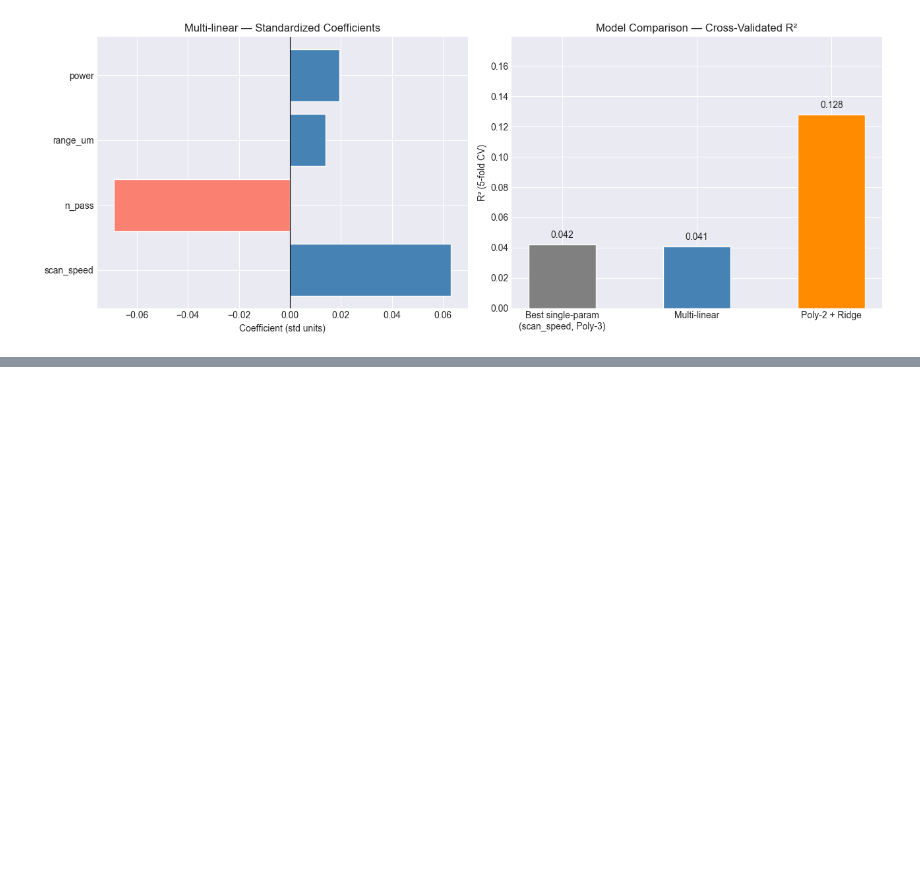
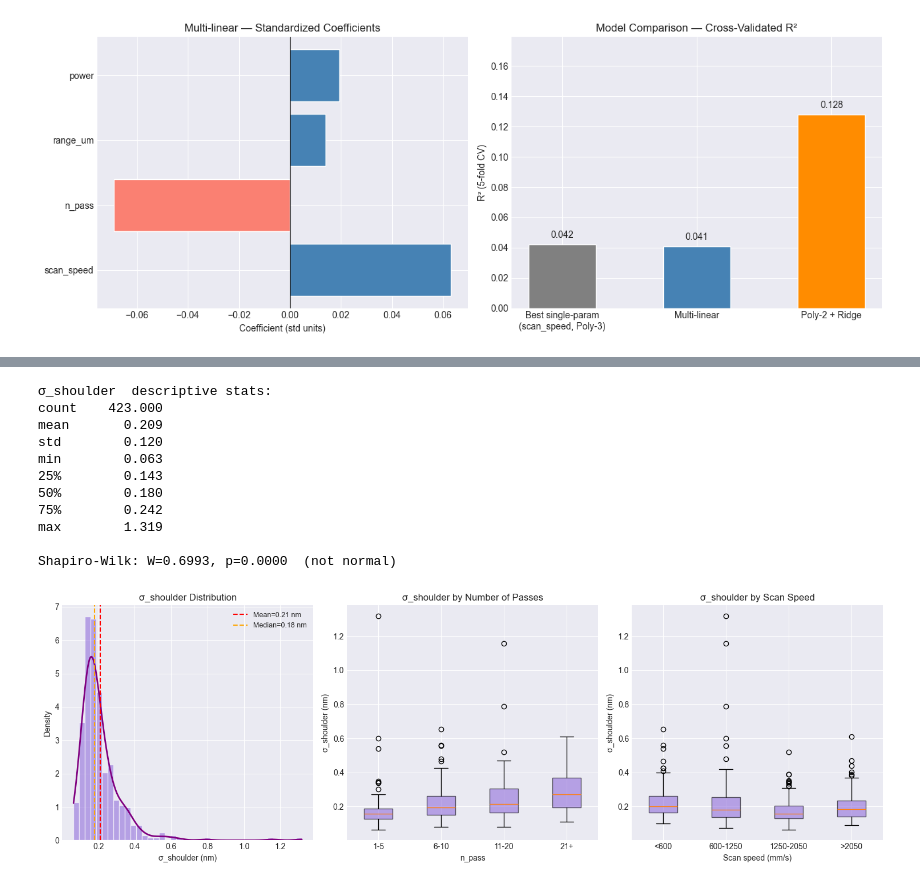
Before and after one commit to HBDemir/ml-parameter-optimization, a Jupyter notebook: regression.ipynb, the cells around one changed output, grey strips where cells are left out. Saved outputs shown, nothing was run; the diff lists cells and outputs as text; code cells hidden in the pictures; blank space fills up the shorter version.

```diff
--- a/regression.ipynb
+++ b/regression.ipynb
@@ -333,0 +504,70 @@ plt.show()
+# %%
+from scipy.stats import gaussian_kde, shapiro
+
+vals = img3['sigma_median'].values
+
+# ── Basic stats + normality test ─────────────────────────────────────────────
+print('\u03c3_shoulder  descriptive stats:')
+print(img3['sigma_median'].describe().round(3).to_string())
+W, p_sw = shapiro(vals)
+print(f'\nShapiro-Wilk: W={W:.4f}, p={p_sw:.4f}  '
+      f'({"normal" if p_sw > 0.05 else "not normal"})')
+
+fig, axes = plt.subplots(1, 3, figsize=(15, 5))
+
+# ── 1. Histogram + KDE ───────────────────────────────────────────────────────
+ax = axes[0]
+ax.hist(vals, bins=40, density=True, color='mediumpurple', alpha=0.6)
+kde = gaussian_kde(vals, bw_method=0.3)
+x_k = np.linspace(vals.min(), vals.max(), 300)
+ax.plot(x_k, kde(x_k), color='purple', linewidth=2)
+ax.axvline(vals.mean(),    color='red',    linestyle='--', linewidth=1.5,
+           label=f'Mean={vals.mean():.2f} nm')
+ax.axvline(np.median(vals), color='orange', linestyle='--', linewidth=1.5,
+           label=f'Median={np.median(vals):.2f} nm')
+ax.set_xlabel('\u03c3_shoulder (nm)')
+ax.set_ylabel('Density')
+ax.set_title('\u03c3_shoulder Distribution')
+ax.legend(fontsize=9)
+
+# ── 2. Box plot by n_pass bins ────────────────────────────────────────────────
+ax = axes[1]
+bins_p  = [0, 5, 10, 20, 50]
+labels_p = ['1-5', '6-10', '11-20', '21+']
+n_pass_bin = pd.cut(img3['n_pass'], bins=bins_p, labels=labels_p)
+grp_p = [img3['sigma_median'][n_pass_bin == lb].dropna().values for lb in labels_p]
+bp1 = ax.boxplot(grp_p, labels=labels_p, patch_artist=True, notch=False)
+for patch in bp1['boxes']:
+    patch.set(facecolor='mediumpurple', alpha=0.6)
+ax.set_xlabel('n_pass')
+ax.set_ylabel('\u03c3_shoulder (nm)')
+ax.set_title('\u03c3_shoulder by Number of Passes')
+
+# ── 3. Box plot by scan_speed bins ───────────────────────────────────────────
+ax = axes[2]
+bins_s  = [0, 600, 1250, 2050, 3100]
+labels_s = ['<600', '600-1250', '1250-2050', '>2050']
+speed_bin = pd.cut(img3['scan_speed'], bins=bins_s, labels=labels_s)
+grp_s = [img3['sigma_median'][speed_bin == lb].dropna().values for lb in labels_s]
+bp2 = ax.boxplot(grp_s, labels=labels_s, patch_artist=True, notch=False)
+for patch in bp2['boxes']:
+    patch.set(facecolor='mediumpurple', alpha=0.6)
+ax.set_xlabel('Scan speed (mm/s)')
+ax.set_ylabel('\u03c3_shoulder (nm)')
+ax.set_title('\u03c3_shoulder by Scan Speed')
+
+plt.tight_layout()
+plt.show()
+# %% [output]
+σ_shoulder  descriptive stats:
+count    423.000
+mean       0.209
+std        0.120
+min        0.063
+25%        0.143
+50%        0.180
+75%        0.242
+max        1.319
+
+Shapiro-Wilk: W=0.6993, p=0.0000  (not normal)
+[figure, added]
```
Also changed, not shown: parts of 8 cells of this notebook.
